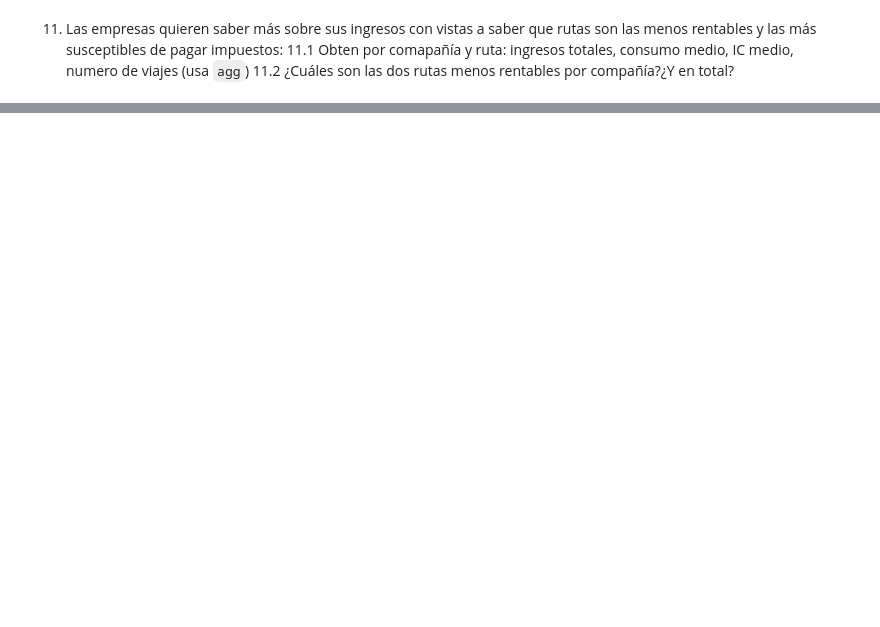
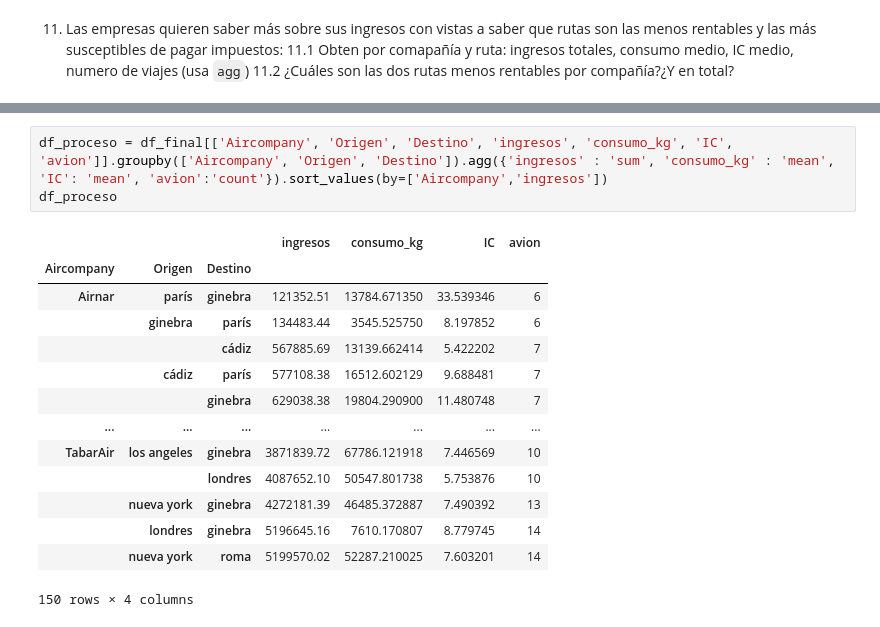
Before and after one commit to cristiancabezas/ONLINE_DS_THEBRIDGE_CRISTIAN, a Jupyter notebook: Sprint_04/Unidad_2/Practica_Obligatoria/18_Practica_Obligatoria_Pandas_II.ipynb, the cells around one changed output, grey strips where cells are left out. Drawn from its saved outputs; the diff is of its cells as text; blank space fills up the shorter version.

```diff
--- a/Sprint_04/Unidad_2/Practica_Obligatoria/18_Practica_Obligatoria_Pandas_II.ipynb
+++ b/Sprint_04/Unidad_2/Practica_Obligatoria/18_Practica_Obligatoria_Pandas_II.ipynb
@@ -739,0 +815,18 @@ Name: ingresos, dtype: float64
+# %%
+df_proceso = df_final[['Aircompany', 'Origen', 'Destino', 'ingresos', 'consumo_kg', 'IC', 'avion']].groupby(['Aircompany', 'Origen', 'Destino']).agg({'ingresos' : 'sum', 'consumo_kg' : 'mean', 'IC': 'mean', 'avion':'count'}).sort_values(by=['Aircompany','ingresos'])
+df_proceso
+# %% [output]
+|  |  |  | ingresos | consumo_kg | IC | avion |
+| Aircompany | Origen | Destino |  |  |  |  |
+| Airnar | parís | ginebra | 121352.51 | 13784.671350 | 33.539346 | 6 |
+|  | ginebra | parís | 134483.44 | 3545.525750 | 8.197852 | 6 |
+|  |  | cádiz | 567885.69 | 13139.662414 | 5.422202 | 7 |
+|  | cádiz | parís | 577108.38 | 16512.602129 | 9.688481 | 7 |
+|  |  | ginebra | 629038.38 | 19804.290900 | 11.480748 | 7 |
+| ... | ... | ... | ... | ... | ... | ... |
+| TabarAir | los angeles | ginebra | 3871839.72 | 67786.121918 | 7.446569 | 10 |
+|  |  | londres | 4087652.10 | 50547.801738 | 5.753876 | 10 |
+|  | nueva york | ginebra | 4272181.39 | 46485.372887 | 7.490392 | 13 |
+|  | londres | ginebra | 5196645.16 | 7610.170807 | 8.779745 | 14 |
+|  | nueva york | roma | 5199570.02 | 52287.210025 | 7.603201 | 14 |
+150 rows × 4 columns
```
Also changed, not shown: parts of 14 cells of this notebook, 1 other file.
